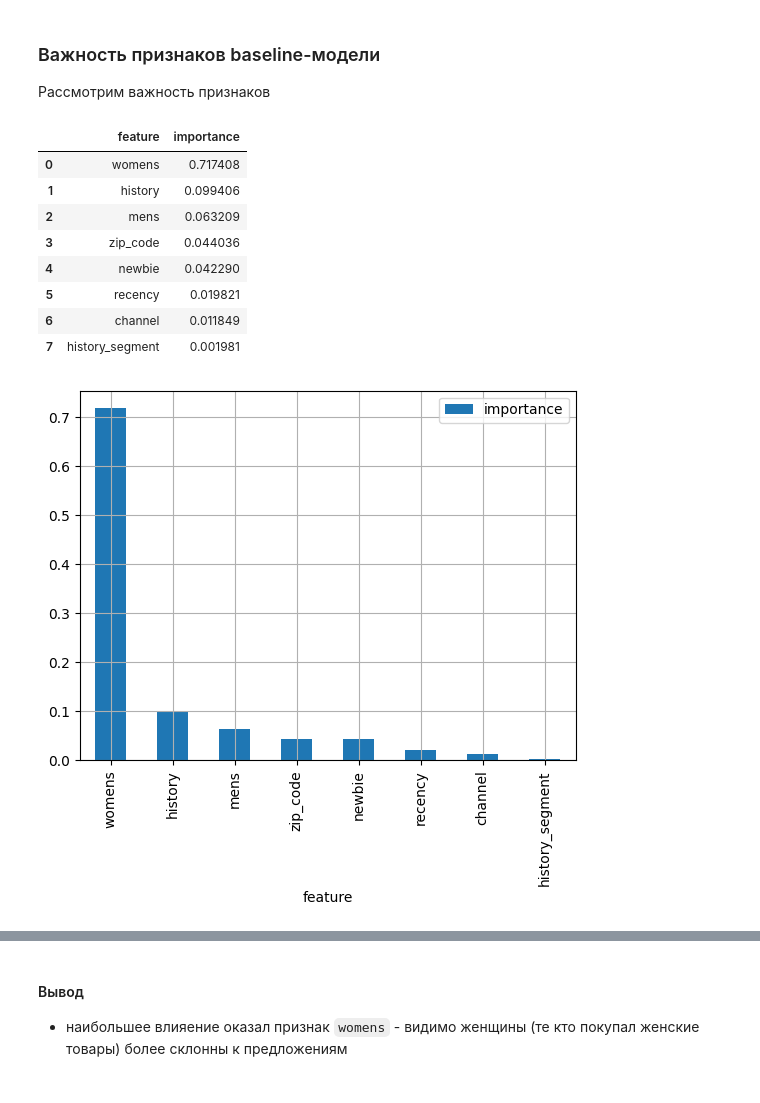
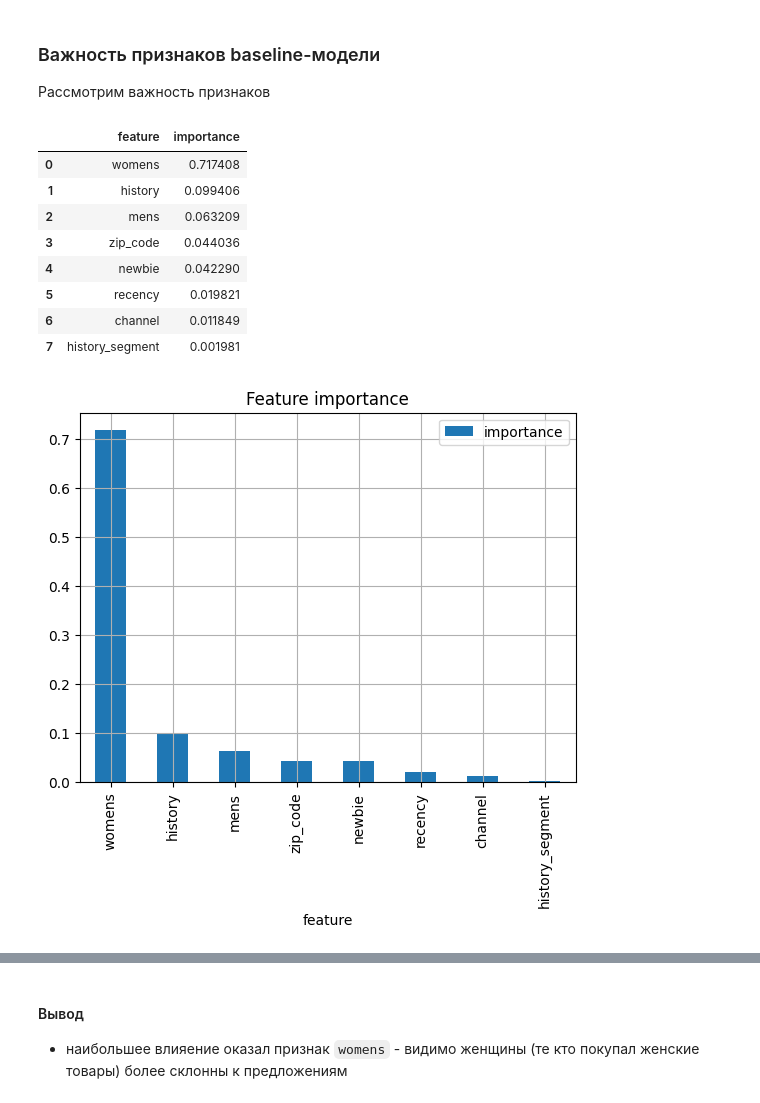
Before and after one commit to khromenko/mle-uplift-final-project-2025, a Jupyter notebook: final_project.ipynb, the cells around one changed output, grey strips where cells are left out. Saved outputs shown, nothing was run; the diff lists cells and outputs as text; code cells hidden in the pictures.

```diff
--- a/final_project.ipynb
+++ b/final_project.ipynb
@@ -779,21 +792,26 @@ test: size = 11397, targets = 1769, treatments = 3832
 from sklearn.ensemble import RandomForestClassifier
 from causalml.inference.meta import BaseTClassifier
 import numpy as np
+import json
 
 est_params = {
     'n_estimators': 100,
-    'max_depth': 6
+    'max_depth': 6,
+    'random_state': RANDOM_STATE
 }
+# save to file to get in mlflow logging
+with open('models/baseline/params.json', 'w', encoding='UTF-8') as f:
+    json.dump(est_params, f, indent=4)
 
 est_ctrl = RandomForestClassifier(
     n_estimators=est_params['n_estimators'],
     max_depth=est_params['max_depth'],
-    random_state=RANDOM_STATE)
+    random_state=est_params['random_state'])
 
 est_trt = RandomForestClassifier(
     n_estimators=est_params['n_estimators'],
     max_depth=est_params['max_depth'],
-    random_state=RANDOM_STATE)
+    random_state=est_params['random_state'])
 
 base_model = BaseTClassifier(control_learner=est_ctrl, treatment_learner=est_trt, control_name=0)
 
@@ -830,33 +848,36 @@ array([0.21364326, 0.20028394, 0.19402649, 0.19158173, 0.18652412,
 from sklearn.ensemble import RandomForestRegressor
 import matplotlib.pyplot as plt
 
 plt.style.use('default')
 
 fi = base_model.get_importance(
     X=X_test,
     tau=pred_uplift,
     features=features,
     model_tau_feature=RandomForestRegressor(
         n_estimators=est_params['n_estimators'],
         max_depth=est_params['max_depth'],
         random_state=RANDOM_STATE),
     random_state=RANDOM_STATE
 )
 fi_df = pd.DataFrame.from_dict(fi[1]).reset_index()
 fi_df.columns = ['feature', 'importance']
 display(fi_df)
 
-fi_df.plot.bar(x='feature')
+fi_df.plot.bar(x='feature', title='Feature importance')
 plt.grid()
+
+# save to file
+plt.savefig('models/baseline/fi-score.png', bbox_inches='tight')
 # %% [output]
 |  | feature | importance |
 | 0 | womens | 0.717408 |
 | 1 | history | 0.099406 |
 | 2 | mens | 0.063209 |
 | 3 | zip_code | 0.044036 |
 | 4 | newbie | 0.042290 |
 | 5 | recency | 0.019821 |
 | 6 | channel | 0.011849 |
 | 7 | history_segment | 0.001981 |
-[figure, old version]
+[figure, new version]
 # %%
```
Also changed, not shown: parts of 16 cells of this notebook, 9 other files.
